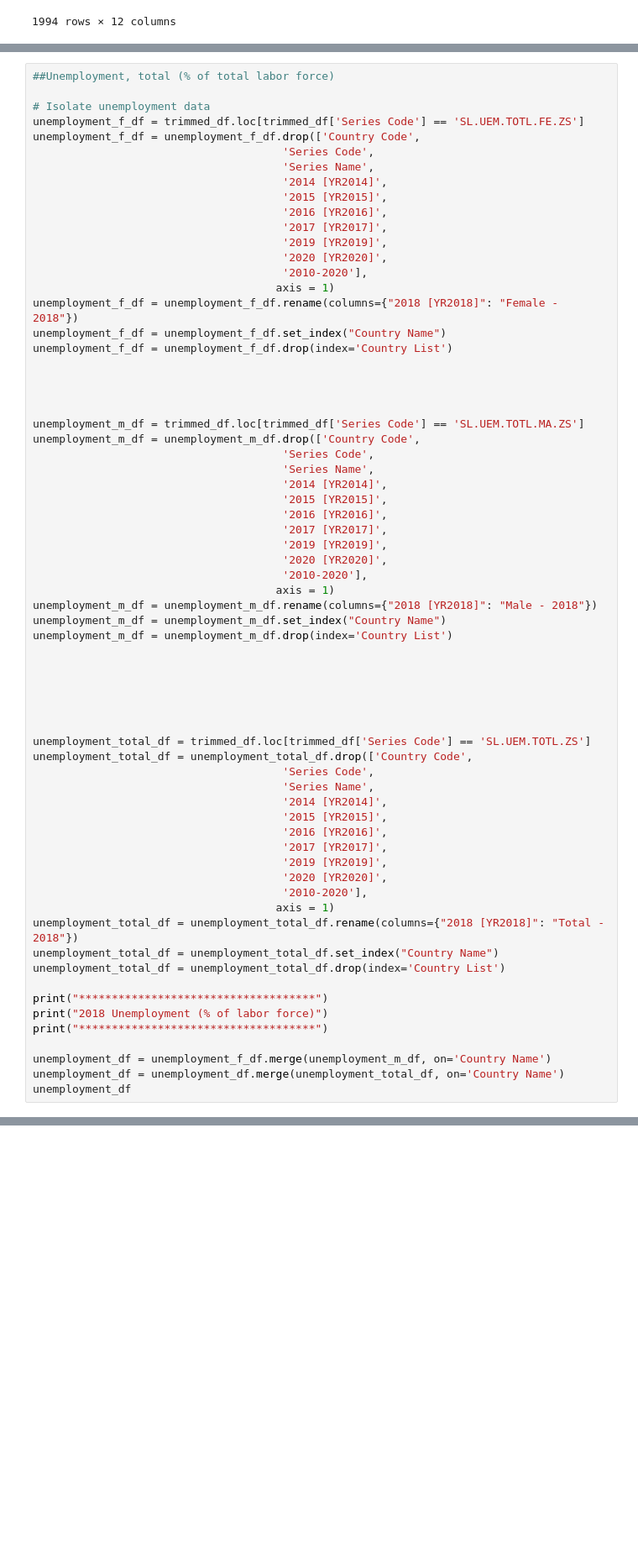
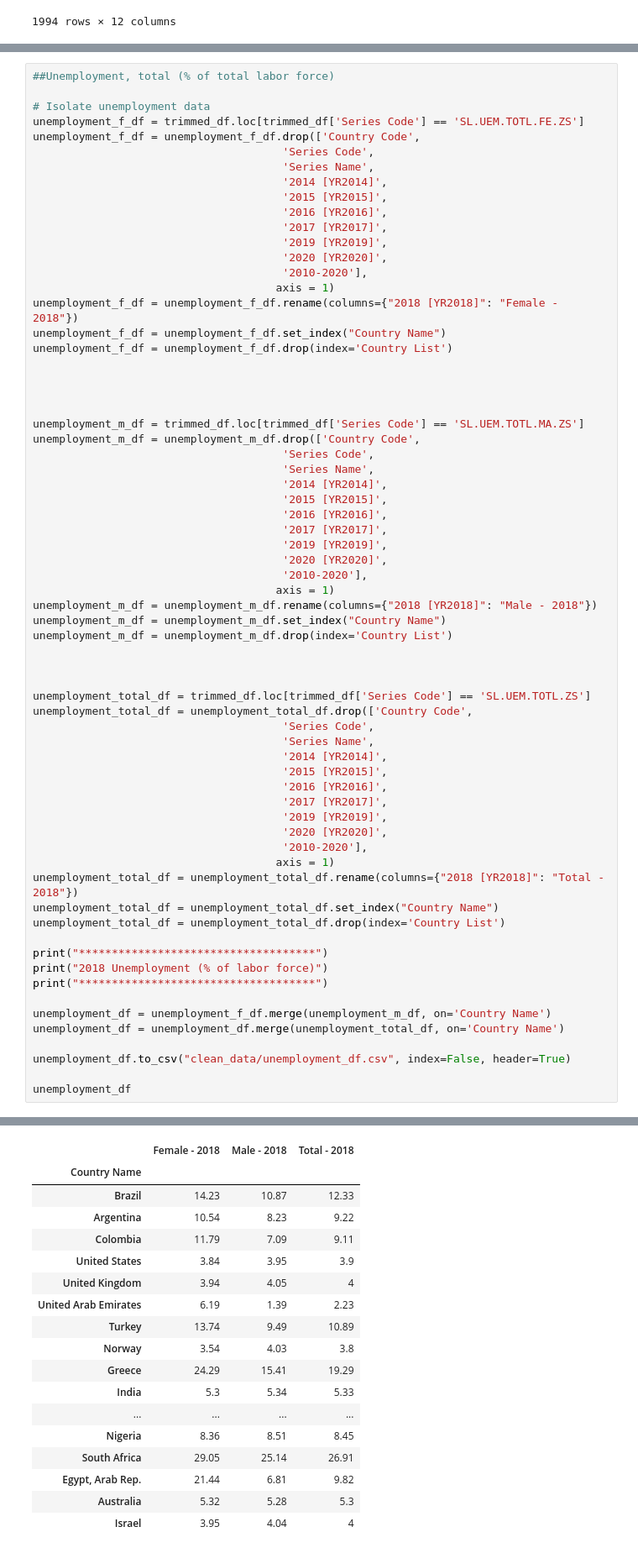
Before and after one commit to Keh4/Project-1---Team-3, a Jupyter notebook: Working_file_no_3.ipynb, the cells around one changed output, grey strips where cells are left out. Shown: that part at 84% size. Drawn from its saved outputs; the diff is of its cells as text; blank space fills up the shorter version.

```diff
--- a/Working_file_no_3.ipynb
+++ b/Working_file_no_3.ipynb
@@ -294,9 +417,6 @@ unemployment_m_df = unemployment_m_df.drop(index='Country List')
 
 
 
-
-
-
 unemployment_total_df = trimmed_df.loc[trimmed_df['Series Code'] == 'SL.UEM.TOTL.ZS']
 unemployment_total_df = unemployment_total_df.drop(['Country Code',
                                       'Series Code',
@@ -319,4 +439,8 @@ print("************************************")
 
 unemployment_df = unemployment_f_df.merge(unemployment_m_df, on='Country Name')
 unemployment_df = unemployment_df.merge(unemployment_total_df, on='Country Name')
+
+unemployment_df.to_csv("clean_data/unemployment_df.csv", index=False, header=True)
+
 unemployment_df
+# %% [output]
@@ -323,3 +450,21 @@ unemployment_df
+|  | Female - 2018 | Male - 2018 | Total - 2018 |
+| Country Name |  |  |  |
+| Brazil | 14.23 | 10.87 | 12.33 |
+| Argentina | 10.54 | 8.23 | 9.22 |
+| Colombia | 11.79 | 7.09 | 9.11 |
+| United States | 3.84 | 3.95 | 3.9 |
+| United Kingdom | 3.94 | 4.05 | 4 |
+| United Arab Emirates | 6.19 | 1.39 | 2.23 |
+| Turkey | 13.74 | 9.49 | 10.89 |
+| Norway | 3.54 | 4.03 | 3.8 |
+| Greece | 24.29 | 15.41 | 19.29 |
+| India | 5.3 | 5.34 | 5.33 |
+| ... | ... | ... | ... |
+| Nigeria | 8.36 | 8.51 | 8.45 |
+| South Africa | 29.05 | 25.14 | 26.91 |
+| Egypt, Arab Rep. | 21.44 | 6.81 | 9.82 |
+| Australia | 5.32 | 5.28 | 5.3 |
+| Israel | 3.95 | 4.04 | 4 |
 # %%
 # Isolate female employment by agriculture data
 agriculture_emp_f_df = trimmed_df.loc[trimmed_df['Series Code'] == 'SL.AGR.EMPL.FE.ZS']
```
Also changed, not shown: parts of 16 cells of this notebook, 7 other files.
